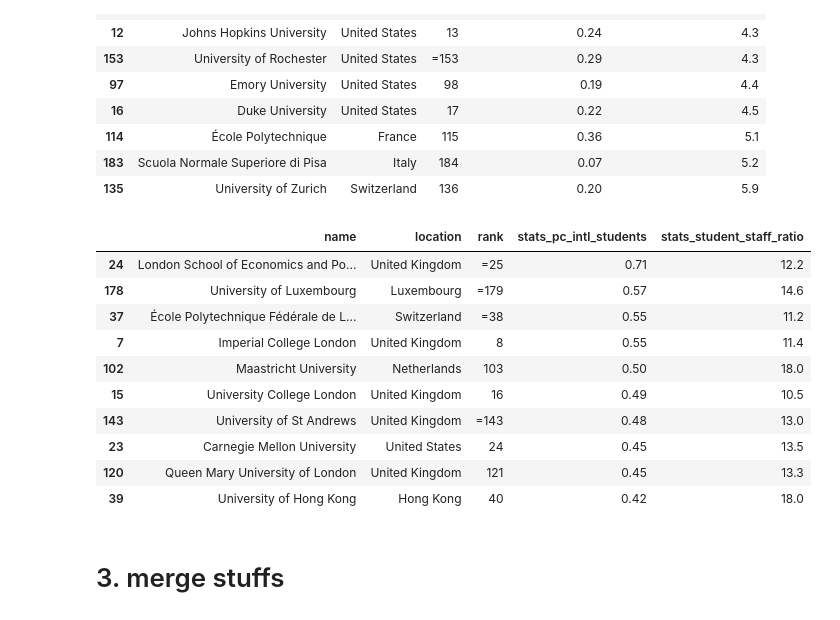
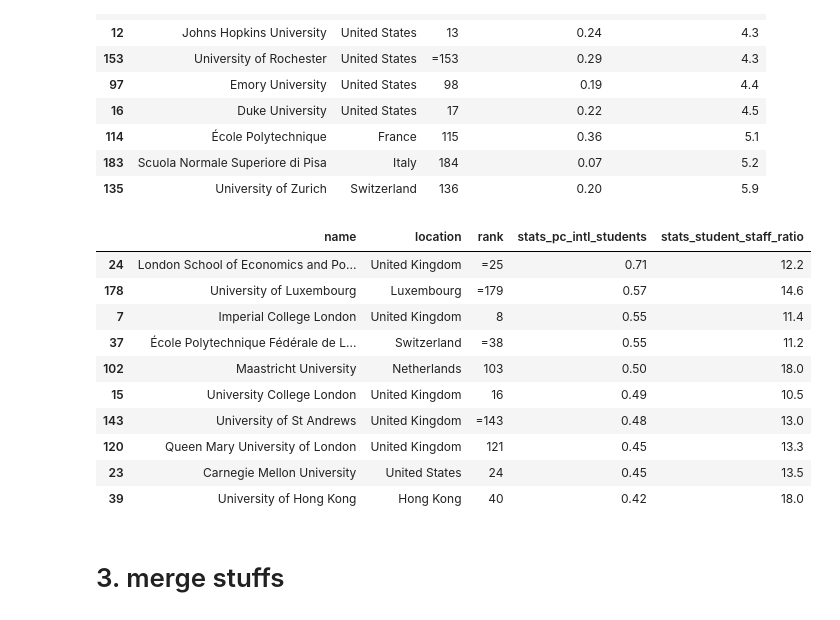
Before and after one commit to NicoBrun/ada2017, a Jupyter notebook: 02 - Data from the Web/Homework 2.ipynb, the cells around one changed output. Cells and saved outputs as stored; diff of their text form; code cells hidden in the pictures.

```diff
--- a/02 - Data from the Web/Homework 2.ipynb
+++ b/02 - Data from the Web/Homework 2.ipynb
@@ -295,8 +254,8 @@ We want:
 json_data2 = json.load(open('TimesRanking.json'))
 df2 = json_normalize(json_data2['data'])
 #print(df2.T.index)
-yolo123 = df2.head(200)
-yolo123
+fullDataFrameTimes200 = df2.head(200)
+fullDataFrameTimes200.head(4)
 # %% [output]
 |  | aliases | location | member_level | name | nid | rank | rank_order | record_type | scores_citations | ... |
 | 0 | University of Oxford | United Kingdom | 0 | University of Oxford | 468 | 1 | 10 | master_account | 99.1 | ... |
@@ -321,5 +268,5 @@ The ratio are already there so it's pretty nice:
 # %%
-c = yolo123.copy()[['name','location','rank','stats_pc_intl_students','stats_student_staff_ratio']]
+c = fullDataFrameTimes200.copy()[['name','location','rank','stats_pc_intl_students','stats_student_staff_ratio']]
 c['stats_student_staff_ratio'] = pd.to_numeric(c['stats_student_staff_ratio'])
 def stringToInt(elem):
     return int(elem.replace('%',''))/100
@@ -339,19 +286,19 @@ c.sort_values(by=['stats_student_staff_ratio','rank']).head(10)
 | 183 | Scuola Normale Superiore di Pisa | Italy | 184 | 0.07 | 5.2 |
 | 135 | University of Zurich | Switzerland | 136 | 0.20 | 5.9 |
 # %%
-c.sort_values(by='stats_pc_intl_students',ascending=False).head(10)
+c.sort_values(by=['stats_pc_intl_students','rank'],ascending=[False,True]).head(10)
 #d = c.drop(['name','rank'],axis=1).groupby('location').agg('sum')
 # %% [output]
 |  | name | location | rank | stats_pc_intl_students | stats_student_staff_ratio |
 | 24 | London School of Economics and Po... | United Kingdom | =25 | 0.71 | 12.2 |
 | 178 | University of Luxembourg | Luxembourg | =179 | 0.57 | 14.6 |
+| 7 | Imperial College London | United Kingdom | 8 | 0.55 | 11.4 |
 | 37 | École Polytechnique Fédérale de L... | Switzerland | =38 | 0.55 | 11.2 |
-| 7 | Imperial College London | United Kingdom | 8 | 0.55 | 11.4 |
 | 102 | Maastricht University | Netherlands | 103 | 0.50 | 18.0 |
 | 15 | University College London | United Kingdom | 16 | 0.49 | 10.5 |
 | 143 | University of St Andrews | United Kingdom | =143 | 0.48 | 13.0 |
+| 120 | Queen Mary University of London | United Kingdom | 121 | 0.45 | 13.3 |
 | 23 | Carnegie Mellon University | United States | 24 | 0.45 | 13.5 |
-| 120 | Queen Mary University of London | United Kingdom | 121 | 0.45 | 13.3 |
 | 39 | University of Hong Kong | Hong Kong | 40 | 0.42 | 18.0 |
 # %% [markdown]
 # 3. merge stuffs
```
Also changed, not shown: parts of 16 cells of this notebook.
